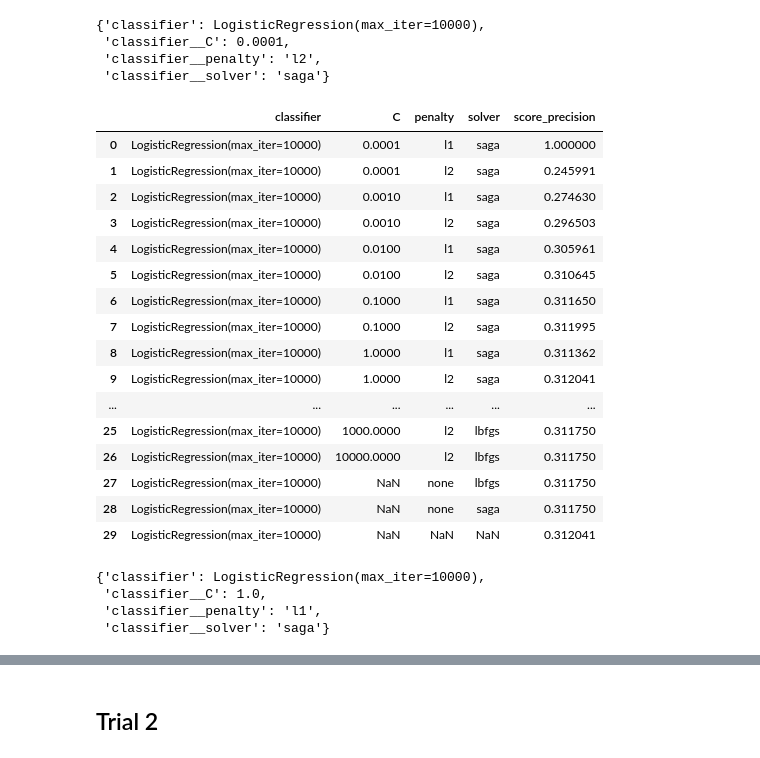
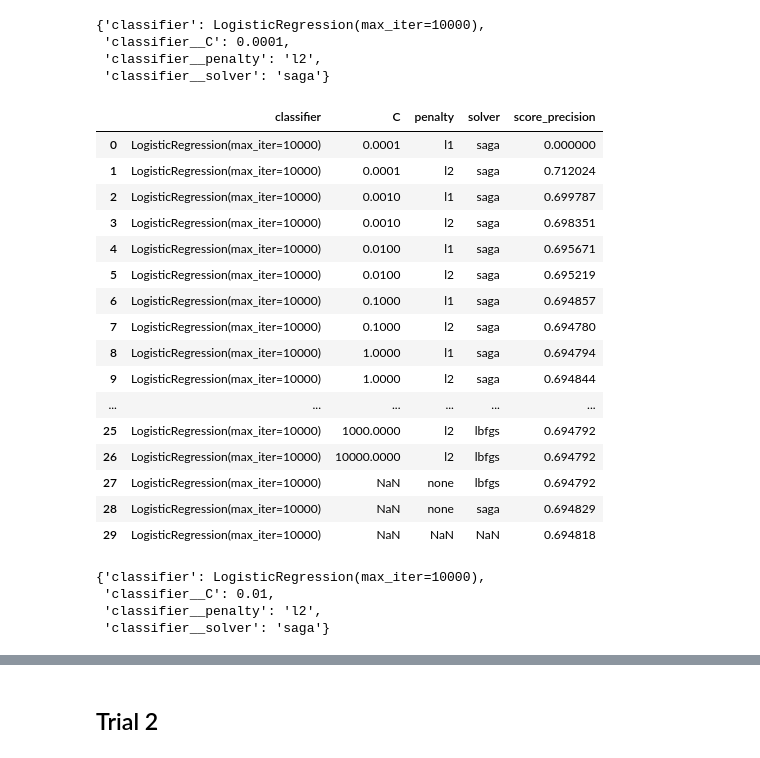
Before and after one commit to aleksa-kostic/ds_capstone_akm, a Jupyter notebook: Logistic Regression.ipynb, the cells around one changed output, grey strips where cells are left out. Saved outputs shown, nothing was run; the diff lists cells and outputs as text; code cells hidden in the pictures.

```diff
--- a/Logistic Regression.ipynb
+++ b/Logistic Regression.ipynb
@@ -33,7 +33,7 @@ df
 # %%
 X = df.iloc[:,0:-1]
 y = df.loc[:, 'Diabetes_binary']
-X_train, X_test, Y_train, Y_test = train_test_split(X, y, train_size=10000, shuffle=True, random_state = 1)
+X_train, X_test, Y_train, Y_test = train_test_split(X, y, test_size=0.2, shuffle=True, random_state = 1)
 # %%
 acc_list = []
 roc_auc_ovr_List = []
@@ -64,7 +66,7 @@ search_space = [{'classifier': [LogisticRegression(max_iter=10000)],
 # Create grid search
 clf = GridSearchCV(pipe, search_space, cv=StratifiedKFold(n_splits=10),
                    scoring=['accuracy', 'precision', 'f1_micro'], refit=False,
-                   verbose=0)
+                   verbose=0, penalty = )
 
 # Fit grid search
 best_model = clf.fit(X_train, Y_train)
@@ -146,45 +140,38 @@ best_model.cv_results_['params'][ np.argmin(best_model.cv_results_['rank_test_pr
 # %%
 results = pd.DataFrame( best_model.cv_results_['params'] )
 
-# next grab the score resulting from those parameters, add it to the data
-# score is accuracy; to display it as misclassification error we use 1 - x
-results['score_precision'] = 1 - best_model.cv_results_['mean_test_precision']
-
-# get rid of classifierXX in columns
+results['score_precision'] = best_model.cv_results_['mean_test_precision']
 cols = results.columns.to_series().str.split('__').apply(lambda x: x[-1])
 results.columns = cols
 
-# lets show the results for the saga solver across penalty & C values
-#sns.heatmap( results.query('solver=="saga"').pivot('C','penalty','score_precision'),
-#             annot=True, fmt='.3f')
 
 results
 # %% [output]
 |  | classifier | C | penalty | solver | score_precision |
-| 0 | LogisticRegression(max_iter=10000) | 0.0001 | l1 | saga | 1.000000 |
-| 1 | LogisticRegression(max_iter=10000) | 0.0001 | l2 | saga | 0.245991 |
-| 2 | LogisticRegression(max_iter=10000) | 0.0010 | l1 | saga | 0.274630 |
-| 3 | LogisticRegression(max_iter=10000) | 0.0010 | l2 | saga | 0.296503 |
-| 4 | LogisticRegression(max_iter=10000) | 0.0100 | l1 | saga | 0.305961 |
-| 5 | LogisticRegression(max_iter=10000) | 0.0100 | l2 | saga | 0.310645 |
-| 6 | LogisticRegression(max_iter=10000) | 0.1000 | l1 | saga | 0.311650 |
-| 7 | LogisticRegression(max_iter=10000) | 0.1000 | l2 | saga | 0.311995 |
-| 8 | LogisticRegression(max_iter=10000) | 1.0000 | l1 | saga | 0.311362 |
-| 9 | LogisticRegression(max_iter=10000) | 1.0000 | l2 | saga | 0.312041 |
+| 0 | LogisticRegression(max_iter=10000) | 0.0001 | l1 | saga | 0.000000 |
+| 1 | LogisticRegression(max_iter=10000) | 0.0001 | l2 | saga | 0.712024 |
+| 2 | LogisticRegression(max_iter=10000) | 0.0010 | l1 | saga | 0.699787 |
+| 3 | LogisticRegression(max_iter=10000) | 0.0010 | l2 | saga | 0.698351 |
+| 4 | LogisticRegression(max_iter=10000) | 0.0100 | l1 | saga | 0.695671 |
+| 5 | LogisticRegression(max_iter=10000) | 0.0100 | l2 | saga | 0.695219 |
+| 6 | LogisticRegression(max_iter=10000) | 0.1000 | l1 | saga | 0.694857 |
+| 7 | LogisticRegression(max_iter=10000) | 0.1000 | l2 | saga | 0.694780 |
+| 8 | LogisticRegression(max_iter=10000) | 1.0000 | l1 | saga | 0.694794 |
+| 9 | LogisticRegression(max_iter=10000) | 1.0000 | l2 | saga | 0.694844 |
 | ... | ... | ... | ... | ... | ... |
-| 25 | LogisticRegression(max_iter=10000) | 1000.0000 | l2 | lbfgs | 0.311750 |
-| 26 | LogisticRegression(max_iter=10000) | 10000.0000 | l2 | lbfgs | 0.311750 |
-| 27 | LogisticRegression(max_iter=10000) | NaN | none | lbfgs | 0.311750 |
-| 28 | LogisticRegression(max_iter=10000) | NaN | none | saga | 0.311750 |
-| 29 | LogisticRegression(max_iter=10000) | NaN | NaN | NaN | 0.312041 |
+| 25 | LogisticRegression(max_iter=10000) | 1000.0000 | l2 | lbfgs | 0.694792 |
+| 26 | LogisticRegression(max_iter=10000) | 10000.0000 | l2 | lbfgs | 0.694792 |
+| 27 | LogisticRegression(max_iter=10000) | NaN | none | lbfgs | 0.694792 |
+| 28 | LogisticRegression(max_iter=10000) | NaN | none | saga | 0.694829 |
+| 29 | LogisticRegression(max_iter=10000) | NaN | NaN | NaN | 0.694818 |
 # %%
 roc_auc_ovr_List.append(results[1:2])
 # %%
 best_model.cv_results_['params'][ np.argmin(best_model.cv_results_['rank_test_f1_micro'])]
 # %% [output]
 {'classifier': LogisticRegression(max_iter=10000),
- 'classifier__C': 1.0,
- 'classifier__penalty': 'l1',
+ 'classifier__C': 0.01,
+ 'classifier__penalty': 'l2',
  'classifier__solver': 'saga'}
 # %%
 results = pd.DataFrame( best_model.cv_results_['params'] )
```
Also changed, not shown: parts of 86 cells of this notebook, 1 other file.
